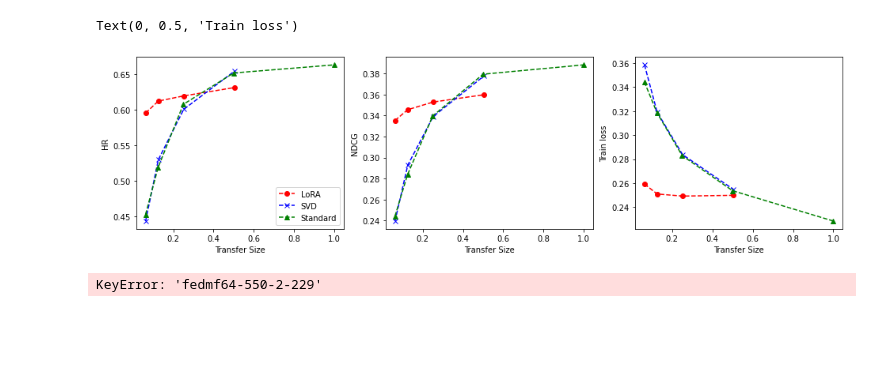
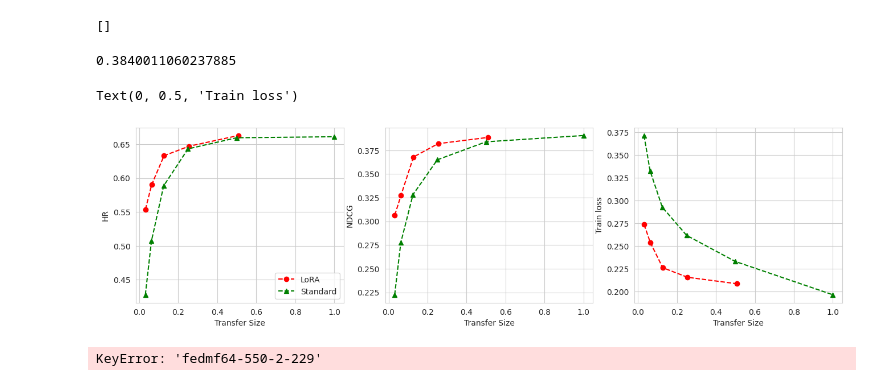
Before and after one commit to tienvu95/LoRA-FedRec, a Jupyter notebook: FederatedTraining/notebooks/WandbViz.ipynb, the cells around one changed output. Cells and saved outputs as stored; diff of their text form; code cells hidden in the pictures; blank space fills up the shorter version.

```diff
--- a/FederatedTraining/notebooks/WandbViz.ipynb
+++ b/FederatedTraining/notebooks/WandbViz.ipynb
@@ -6,6 +7,7 @@ import pandas as pd
 # %%
 # project = 'hiue/lowrank-fedrec-2'
-project = 'hiue/lora-fedrec-3'
+# project = 'hiue/lora-fedrec-3'
+project = 'hiue/lora-fedrec'
 api = wandb.Api()
 runs = api.runs(project, {
     "$and": [{
@@ -14,7 +16,7 @@ runs = api.runs(project, {
         'config.model.init._target_': {
             '$in': ['fedlib.standard.models.FedMF',
                     'fedlib.lora.models.FedLoraMF']
-        }
+        },
         # 'config.dataloader.batch_size': 32,
         # 'config.data.name': 'foursq-ny',
         # 'config.task_name': 'fedsweep3',
@@ -24,9 +26,9 @@ runs = api.runs(project, {
         # 'config.data.name': 'foursq-ny',
         # 'config.dataloader.batch_size': 16,
         # 'config.trainer.lr': 7e-3,
-        # 'tags': {
-        #     "$in": ['selected']
-        # },
+        'tags': {
+            "$in": ['selected']
+        },
         # 'config.data.name': 'pinterest',
         # 'config.task_name': 'fedtrain5',
         # 'state': 'finished'
@@ -57,7 +59,7 @@ for run in runs:
         normal_runs.append(run)
     update_numels.append(run.summary['update_numel'])
     # histories[run.name] = run.history(samples=20)
-    histories[run.name] = run.scan_history(keys=['train_loss', 'HR', 'NDCG', 'epoch'])
+    histories[run.name] = run.scan_history(keys=['train/loss', 'test/HR', 'test/NDCG', 'epoch'])
     # all_HR.append(run.history()['HR'].max())
     # all_NDCG.append(run.history()['NDCG'].max())
     # all_loss.append(run.history()['train_loss'].min())
@@ -129,4 +113,12 @@ for k, v in histories.items():
     cached_hist[k]['epoch'] = [row['epoch'] for row in v]
+# %%
+cached_hist[run.name]['test/HR']
+# %% [output]
+[]
+# %%
+normal_runs[-2].summary['test/NDCG']
+# %% [output]
+0.3840011060237885
 # %%
 def scatter_plot(ax, runs, metric, label=None, marker='o', linestyle='dashed', color=None, rescale_x=None, min_value=False, text_offset=0.02):
     x = []
@@ -155,31 +149,32 @@ def scatter_plot(ax, runs, metric, label=None, marker='o', linestyle='dashed', c
     ax.plot(x, y, label=label, marker=marker, linestyle=linestyle, color=color)
 # %%
 fig, axes = plt.subplots(1, 3, figsize=(16, 4))
+sns.set_style("whitegrid")
 scatter_plot(axes[0], lora_runs, 'test/HR', label='LoRA', marker='o', linestyle='dashed', color='red', rescale_x=max(update_numels), text_offset=0.02)
-scatter_plot(axes[0], svd_runs, 'test/HR', label='SVD', marker='x', linestyle='dashed', color='blue', rescale_x=max(update_numels), text_offset=0.02)
+# scatter_plot(axes[0], svd_runs, 'test/HR', label='SVD', marker='x', linestyle='dashed', color='blue', rescale_x=max(update_numels), text_offset=0.02)
 scatter_plot(axes[0], normal_runs, 'test/HR', label='Standard', marker='^', linestyle='dashed', color='green', rescale_x=max(update_numels), text_offset=0.02)
 axes[0].set_xlabel('Transfer Size')
 axes[0].set_ylabel('HR')
 axes[0].legend()
 # axes[0].set_ylim([0.1, 0.5])
 # axes[0].axhline(y=max(all_HR), color='black', linestyle='-.')
 
 scatter_plot(axes[1], lora_runs, 'test/NDCG', label='LoRA', marker='o', linestyle='dashed', color='red', rescale_x=max(update_numels), text_offset=0.01)
-scatter_plot(axes[1], svd_runs, 'test/NDCG', label='SVD', marker='x', linestyle='dashed', color='blue', rescale_x=max(update_numels), text_offset=0.01)
+# scatter_plot(axes[1], svd_runs, 'test/NDCG', label='SVD', marker='x', linestyle='dashed', color='blue', rescale_x=max(update_numels), text_offset=0.01)
 scatter_plot(axes[1], normal_runs, 'test/NDCG', label='Standard', marker='^', linestyle='dashed', color='green', rescale_x=max(update_numels), text_offset=0.01)
 axes[1].set_xlabel('Transfer Size')
 axes[1].set_ylabel('NDCG')
 # axes[1].set_ylim([0.15, 0.3])
 # axes[1].axhline(y=max(all_NDCG), color='black', linestyle='-.')
 
 
 scatter_plot(axes[2], lora_runs, 'train/loss', label='LoRA', marker='o', linestyle='dashed', color='red', rescale_x=max(update_numels), min_value=True, text_offset=0.01)
-scatter_plot(axes[2], svd_runs, 'train/loss', label='SVD', marker='x', linestyle='dashed', color='blue', rescale_x=max(update_numels), min_value=True, text_offset=0.01)
+# scatter_plot(axes[2], svd_runs, 'train/loss', label='SVD', marker='x', linestyle='dashed', color='blue', rescale_x=max(update_numels), min_value=True, text_offset=0.01)
 scatter_plot(axes[2], normal_runs, 'train/loss', label='Standard', marker='^', linestyle='dashed', color='green', rescale_x=max(update_numels), min_value=True, text_offset=0.01)
 axes[2].set_xlabel('Transfer Size')
 axes[2].set_ylabel('Train loss')
 # axes[2].set_ylim([0.4, 0.6])
 # %% [output]
 Text(0, 0.5, 'Train loss')
-[figure, old version]
+[figure, new version]
 # %%
```
Also changed, not shown: parts of 18 cells of this notebook, 9 other files.
